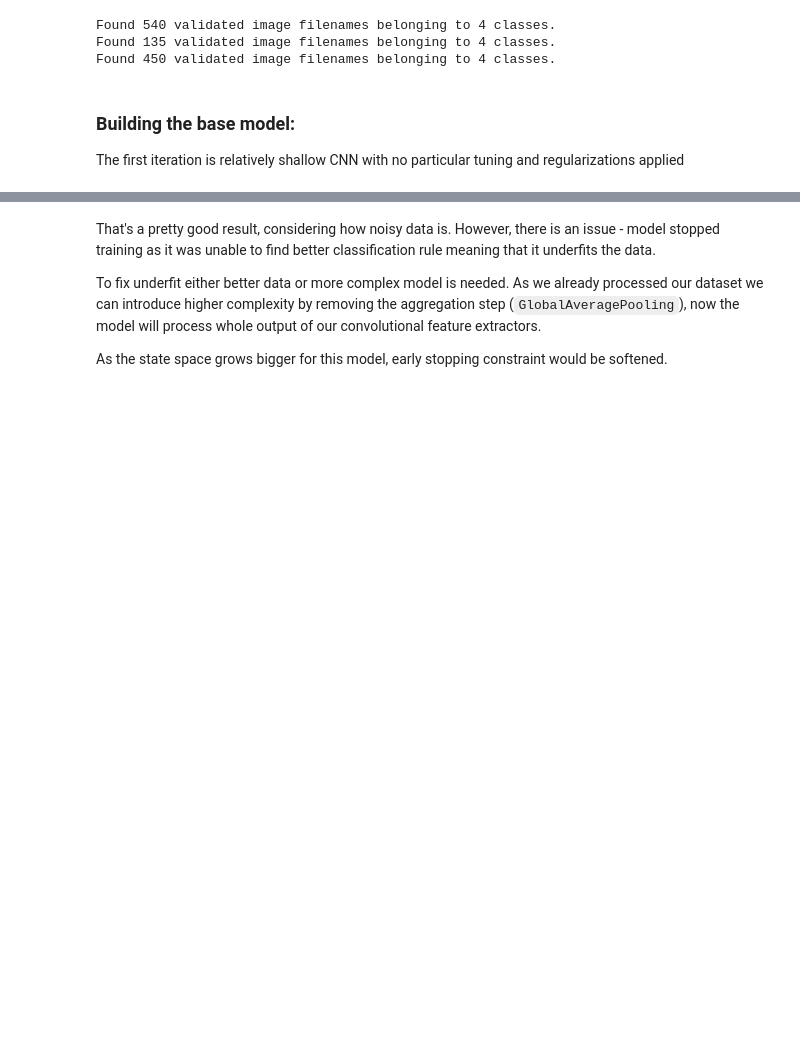
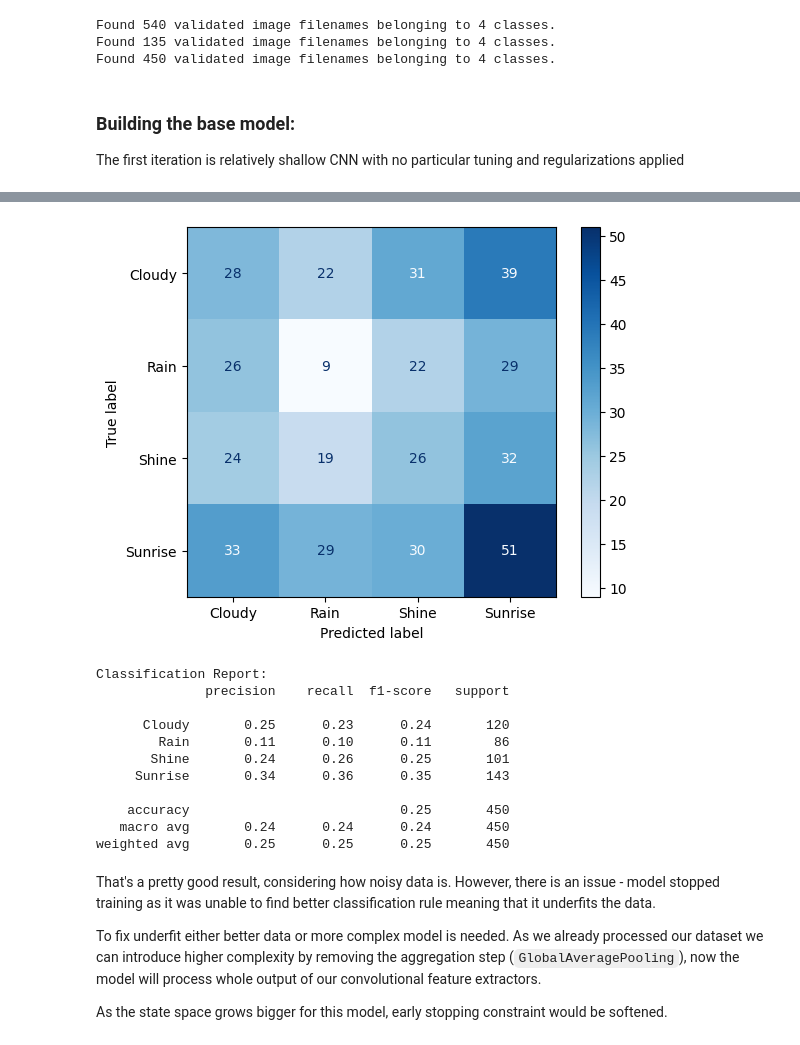
Before and after one commit to volodymyrkir/computational_intelligence, a Jupyter notebook: lab1/lab1.ipynb, the cells around one changed output, grey strips where cells are left out. Drawn from its saved outputs; the diff is of its cells as text; code cells hidden in the pictures; blank space fills up the shorter version.

```diff
--- a/lab1/lab1.ipynb
+++ b/lab1/lab1.ipynb
@@ -327,6 +376,22 @@ def plot_history(history):
     plt.title('Training and Validation Loss')
 
     plt.show()
+
+def model_stats(model, test_batches) -> None:
+    y_true = test_batches.labels
+
+    y_pred_probs = model.predict(test_batches, steps=test_batches.samples // BATCH_SIZE + 1)
+
+    y_pred = np.argmax(y_pred_probs, axis=1)
+
+    conf_matrix = confusion_matrix(y_true, y_pred)
+
+    disp = ConfusionMatrixDisplay(confusion_matrix=conf_matrix, display_labels=test_batches.class_indices)
+    disp.plot(cmap=plt.cm.Blues)
+    plt.show()
+
+    print("Classification Report:")
+    print(classification_report(y_true, y_pred, target_names=test_batches.class_indices.keys()))
 # %%
 simple_cnn.compile(
     loss='categorical_crossentropy',
@@ -375,0 +441,3 @@ Test set results: [0.3352324664592743, 0.8822222352027893, 0.8901602029800415, 0
+# %%
+model_stats(simple_cnn, test_batches)
+# %% [output]
@@ -376,3 +445,15 @@ Test set results: [0.3352324664592743, 0.8822222352027893, 0.8901602029800415, 0
+[figure, added]
+Classification Report:
+              precision    recall  f1-score   support
+
+      Cloudy       0.25      0.23      0.24       120
+        Rain       0.11      0.10      0.11        86
+       Shine       0.24      0.26      0.25       101
+     Sunrise       0.34      0.36      0.35       143
+
+    accuracy                           0.25       450
+   macro avg       0.24      0.24      0.24       450
+weighted avg       0.25      0.25      0.25       450
 # %% [markdown]
 That's a pretty good result, considering how noisy data is. However, there is an issue - model stopped training as it was unable to find better classification rule meaning that it underfits the data.
 
```
Also changed, not shown: parts of 11 cells of this notebook, 2 other files.
